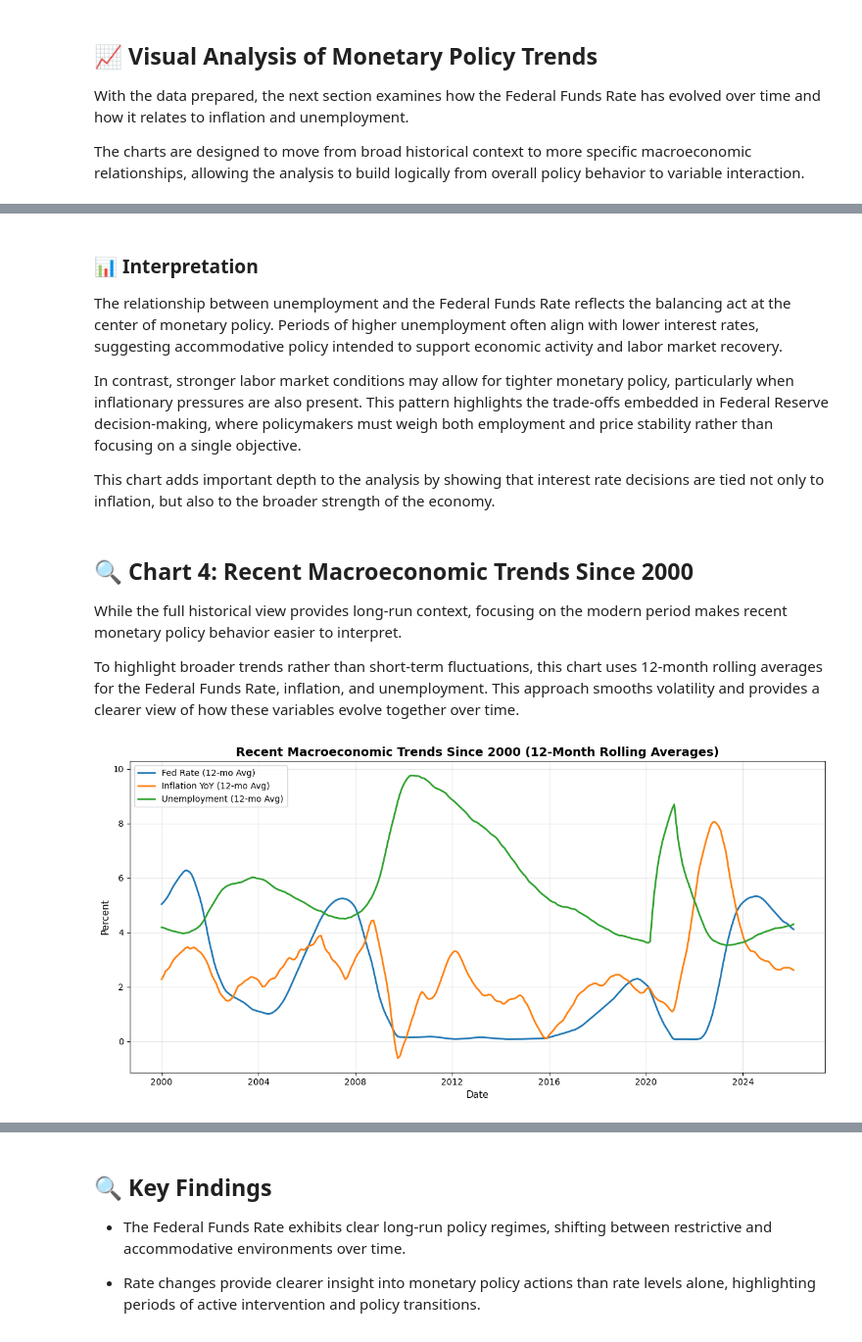
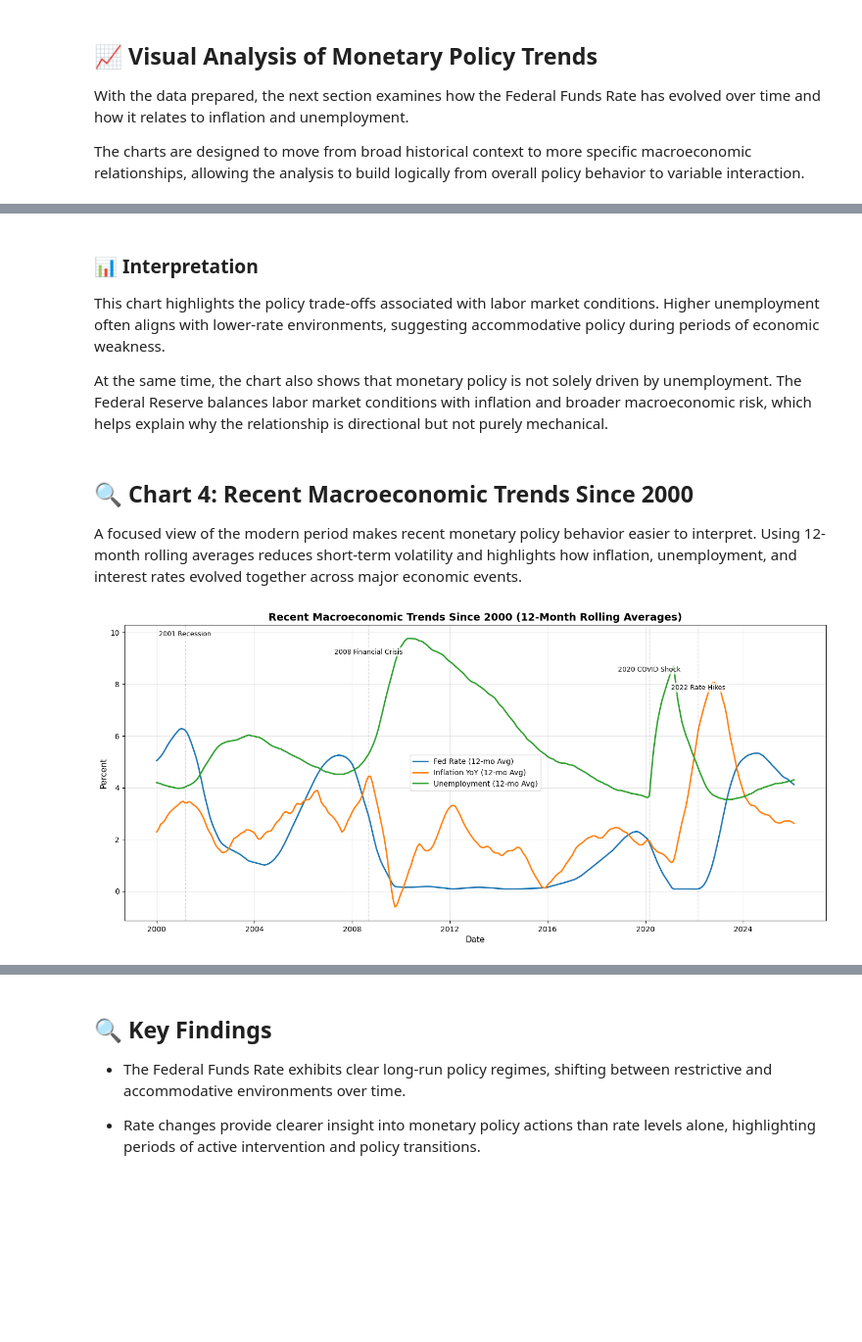
Before and after one commit to cfoybowman/us-monetary-policy-analysis, a Jupyter notebook: notebook/02_visual_analysis_and_interpretation.ipynb, the cells around one changed output, grey strips where cells are left out. Shown at 98% size. Drawn from its saved outputs; the diff is of its cells as text; code cells hidden in the pictures; blank space fills up the shorter version.

```diff
--- a/notebook/02_visual_analysis_and_interpretation.ipynb
+++ b/notebook/02_visual_analysis_and_interpretation.ipynb
@@ -158,49 +234,48 @@ plt.show()
-# %% [markdown]
-### 📊 Interpretation
-
-The relationship between unemployment and the Federal Funds Rate reflects the balancing act at the center of monetary policy. Periods of higher unemployment often align with lower interest rates, suggesting accommodative policy intended to support economic activity and labor market recovery.
-
-In contrast, stronger labor market conditions may allow for tighter monetary policy, particularly when inflationary pressures are also present. This pattern highlights the trade-offs embedded in Federal Reserve decision-making, where policymakers must weigh both employment and price stability rather than focusing on a single objective.
-
-This chart adds important depth to the analysis by showing that interest rate decisions are tied not only to inflation, but also to the broader strength of the economy.
+# %% [markdown]
+### 📊 Interpretation
+
+This chart highlights the policy trade-offs associated with labor market conditions. Higher unemployment often aligns with lower-rate environments, suggesting accommodative policy during periods of economic weakness.
+
+At the same time, the chart also shows that monetary policy is not solely driven by unemployment. The Federal Reserve balances labor market conditions with inflation and broader macroeconomic risk, which helps explain why the relationship is directional but not purely mechanical.
 # %% [markdown]
 ## 🔍 Chart 4: Recent Macroeconomic Trends Since 2000
 
-While the full historical view provides long-run context, focusing on the modern period makes recent monetary policy behavior easier to interpret.
-
-To highlight broader trends rather than short-term fluctuations, this chart uses 12-month rolling averages for the Federal Funds Rate, inflation, and unemployment. This approach smooths volatility and provides a clearer view of how these variables evolve together over time.
+A focused view of the modern period makes recent monetary policy behavior easier to interpret. Using 12-month rolling averages reduces short-term volatility and highlights how inflation, unemployment, and interest rates evolved together across major economic events.
 # %%
-plt.figure(figsize=(12, 6))
+fig, ax = plt.subplots(figsize=(14, 7))
 
-plt.plot(
+ax.plot(
     recent_df["Date"],
     recent_df["Fed Rate Rolling"],
     linewidth=2,
     label="Fed Rate (12-mo Avg)"
 )
 
-plt.plot(
+ax.plot(
     recent_df["Date"],
     recent_df["Inflation Rolling"],
     linewidth=2,
     label="Inflation YoY (12-mo Avg)"
 )
 
-plt.plot(
+ax.plot(
     recent_df["Date"],
     recent_df["Unemployment Rolling"],
     linewidth=2,
     label="Unemployment (12-mo Avg)"
 )
 
-plt.title("Recent Macroeconomic Trends Since 2000 (12-Month Rolling Averages)")
-plt.xlabel("Date")
-plt.ylabel("Percent")
+add_event_annotations(ax, event_dates_recent)
 
-plt.legend()
-plt.grid(alpha=0.3)
+ax.set_title("Recent Macroeconomic Trends Since 2000 (12-Month Rolling Averages)")
+ax.set_xlabel("Date")
+ax.set_ylabel("Percent")
+ax.legend()
+ax.grid(alpha=0.3)
 
 plt.tight_layout()
+plt.subplots_adjust(top=0.88)
+plt.savefig("images/recent_macro_trends.png", dpi=300, bbox_inches="tight")
 plt.show()
 # %% [output]
-[figure, old version]
+[figure, new version]
```
Also changed, not shown: parts of 23 cells of this notebook, 10 other files.
